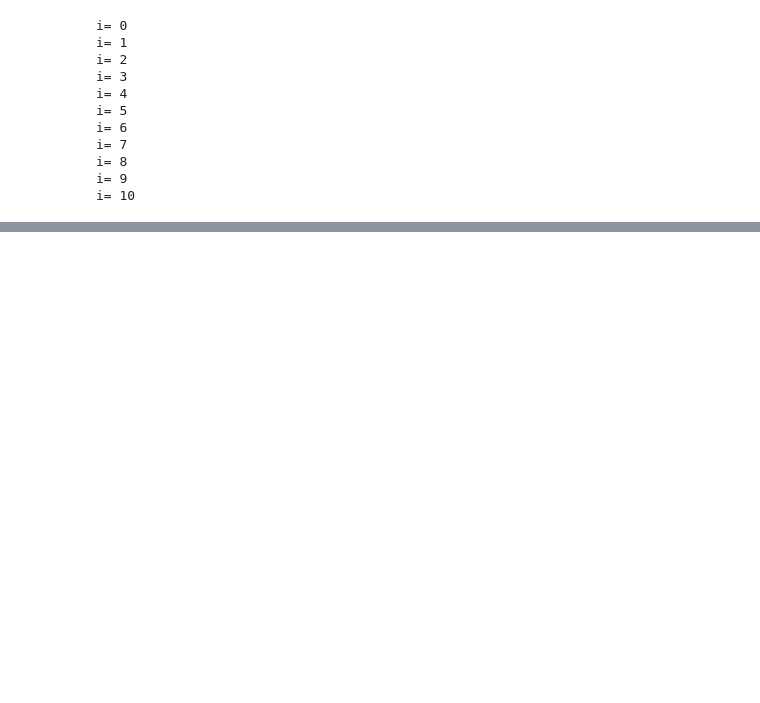
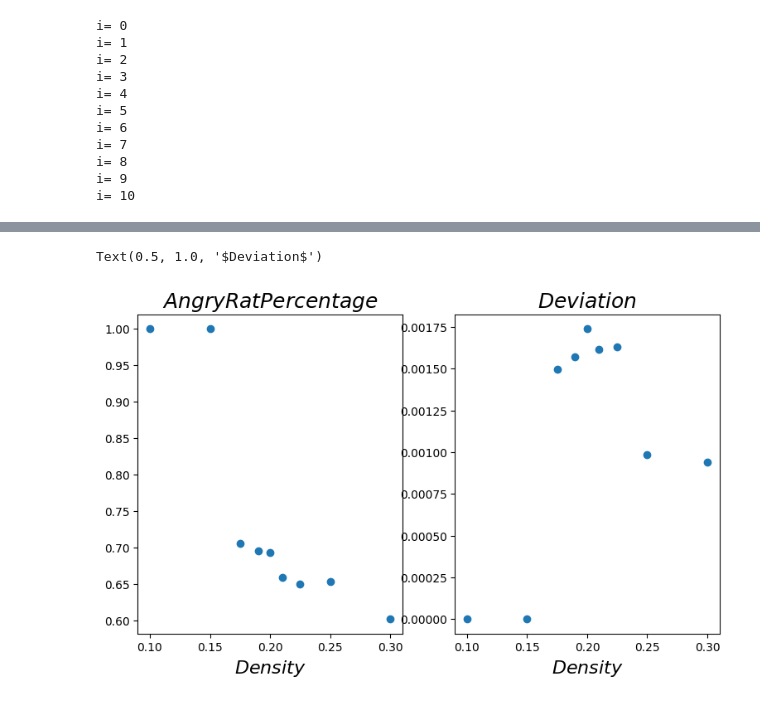
Before and after one commit to Riahelm/Numerical-Simulations, a Jupyter notebook: Rats.ipynb, the cells around one changed output, grey strips where cells are left out. Cells and saved outputs as stored; diff of their text form; code cells hidden in the pictures; blank space fills up the shorter version.

```diff
--- a/Rats.ipynb
+++ b/Rats.ipynb
@@ -270,0 +304,15 @@ Text(0.5, 1.0, '$Deviation$')
+# %%
+#Assignment 2 plot
+plt.figure("States", figsize=(14, 5) )
+plt.subplot(131)
+plt.scatter(d, avg_Values)
+plt.xlabel(r'$Density$',fontsize=16)
+plt.title(r'$AngryRatPercentage$',fontsize=18)
+
+plt.subplot(132)
+plt.scatter(d, dev_Values)
+plt.xlabel(r'$Density$',fontsize=16)
+plt.title(r'$Deviation$',fontsize=18)
+# %% [output]
+Text(0.5, 1.0, '$Deviation$')
+[figure, added]
```
Also changed, not shown: parts of 3 cells of this notebook.
